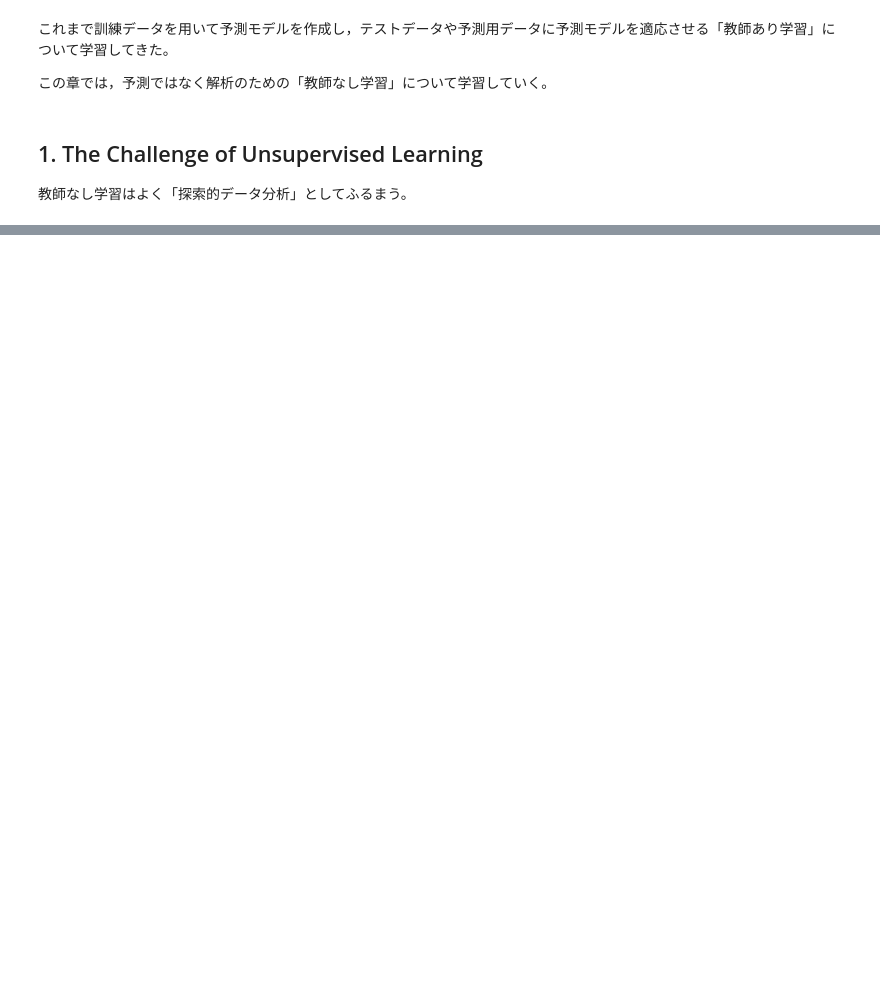
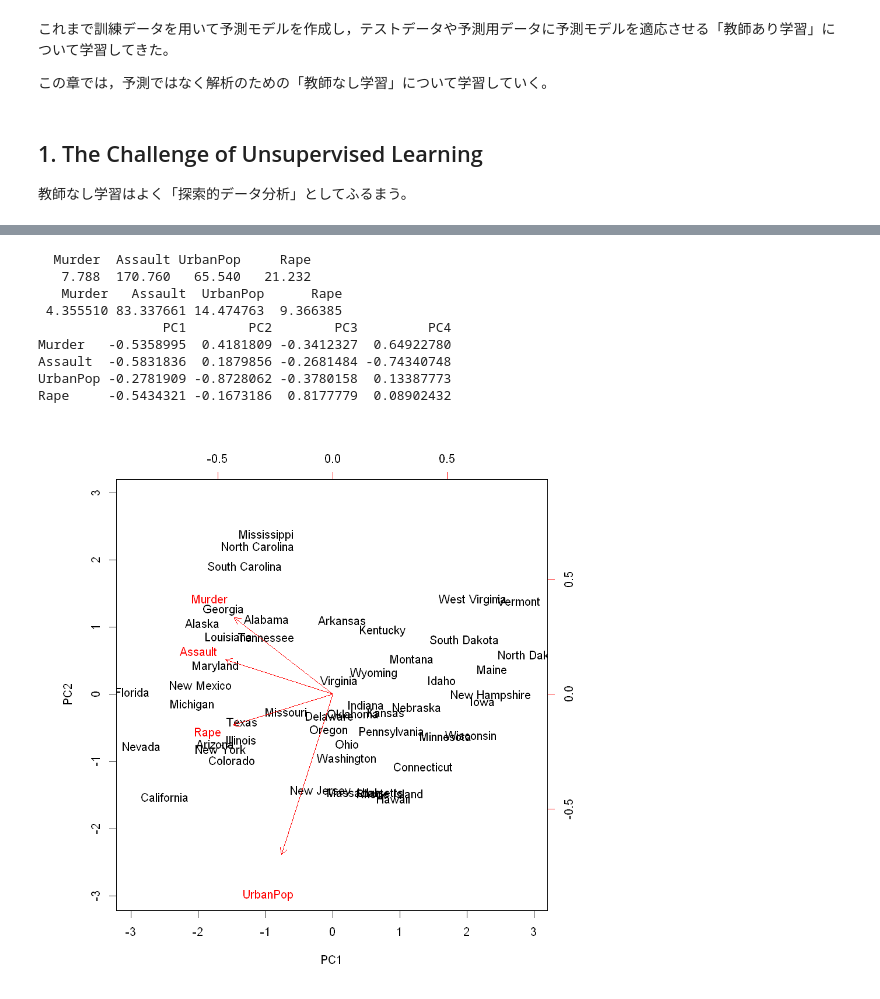
Before and after one commit to yellowmeteor/met_python.github.io, a Jupyter notebook: ISLR/10_Unsupervized_Learning.ipynb, the cells around one changed output, grey strips where cells are left out. Cells and saved outputs as stored; diff of their text form; code cells hidden in the pictures; blank space fills up the shorter version.

```diff
--- a/ISLR/10_Unsupervized_Learning.ipynb
+++ b/ISLR/10_Unsupervized_Learning.ipynb
@@ -62,0 +95,19 @@ $$
+# %%
+# PCA
+pr_out = prcomp(USArrests, scale=TRUE)
+print(pr_out$center)
+print(pr_out$scale)
+print(pr_out$rotation)
+options(repr.plot.width=8, repr.plot.height=8) # jupyter用
+biplot(pr_out, scale=0) # 図10.1と原点対象の図ができる
+# %% [output]
+  Murder  Assault UrbanPop     Rape
+   7.788  170.760   65.540   21.232
+   Murder   Assault  UrbanPop      Rape
+ 4.355510 83.337661 14.474763  9.366385
+                PC1        PC2        PC3         PC4
+Murder   -0.5358995  0.4181809 -0.3412327  0.64922780
+Assault  -0.5831836  0.1879856 -0.2681484 -0.74340748
+UrbanPop -0.2781909 -0.8728062 -0.3780158  0.13387773
+Rape     -0.5434321 -0.1673186  0.8177779  0.08902432
+[figure, added]
```
Also changed, not shown: parts of 4 cells of this notebook.
